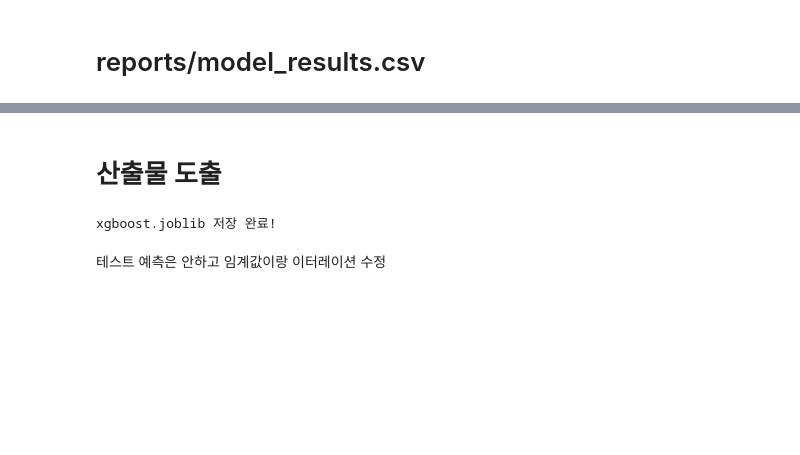
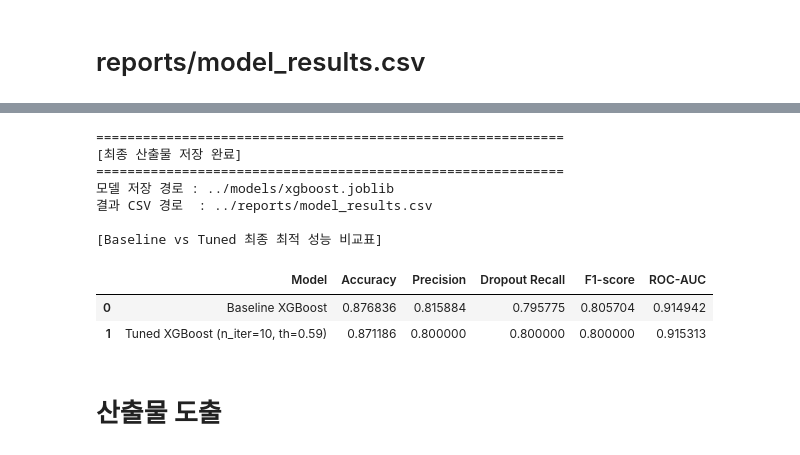
Before and after one commit to SKNETWORKS-FAMILY-AICAMP/SKN35-2nd-1Team, a Jupyter notebook: src/xgboost.ipynb, the cells around one changed output, grey strips where cells are left out. Saved outputs shown, nothing was run; the diff lists cells and outputs as text; code cells hidden in the pictures; blank space fills up the shorter version.

```diff
--- a/src/xgboost.ipynb
+++ b/src/xgboost.ipynb
@@ -1300,26 +1997,53 @@ model_results.csv 저장 완료!
+# %%
+import os
+import joblib
+import pandas as pd
+
+# =====================================================================
+# [21단계] 최종 모델 및 최적 검증 결과 저장 (오차 없는 원본 값 추출)
+# =====================================================================
+
+os.makedirs('../models', exist_ok=True)
+os.makedirs('../reports', exist_ok=True)
+
+# 1. 모델 저장
+model_path = '../models/xgboost.joblib'
+joblib.dump(final_model, model_path)
+
+# 2. 튜닝 탐색 결과에서 뽑은 '1등 최적 조합(best_result)'의 값을 정확히 그대로 가져옴
+tuned_result = pd.DataFrame({
+    'Model': [f"Tuned XGBoost (n_iter={int(best_result['n_iter'])}, th={best_result['Threshold']:.2f})"],
+    'Accuracy': [best_result['Validation_Accuracy']],
+    'Precision': [best_result['Validation_Precision']],
+    'Dropout Recall': [best_result['Validation_Recall']],
+    'F1-score': [best_result['Validation_F1']],
+    'ROC-AUC': [best_result['Validation_ROC_AUC']]
+})
+
+# 3. 베이스라인 결과와 병합
+# (베이스라인 코드에서 생성한 baseline_result가 메모리에 있어야 함)
+final_comparison = pd.concat([baseline_result, tuned_result], ignore_index=True)
+
+# 4. CSV 저장
+final_comparison.to_csv('../reports/model_results.csv', index=False)
+
+print("\n" + "=" * 60)
+print("[최종 산출물 저장 완료]")
+print("=" * 60)
+print(f"모델 저장 경로 : {model_path}")
+print(f"결과 CSV 경로  : ../reports/model_results.csv")
+print("\n[Baseline vs Tuned 최종 최적 성능 비교표]")
+display(final_comparison)
+# %% [output]
+============================================================
+[최종 산출물 저장 완료]
+============================================================
+모델 저장 경로 : ../models/xgboost.joblib
+결과 CSV 경로  : ../reports/model_results.csv
+
+[Baseline vs Tuned 최종 최적 성능 비교표]
+|  | Model | Accuracy | Precision | Dropout Recall | F1-score | ROC-AUC |
+| 0 | Baseline XGBoost | 0.876836 | 0.815884 | 0.795775 | 0.805704 | 0.914942 |
+| 1 | Tuned XGBoost (n_iter=10, th=0.59) | 0.871186 | 0.800000 | 0.800000 | 0.800000 | 0.915313 |
 # %% [markdown]
 # 산출물 도출
-# %%
-import joblib
-
-# =====================================================================
-# [최종 모델 저장]
-# =====================================================================
-# 하이퍼파라미터 튜닝이 완료된 최종 XGBoost 모델을
-# joblib 파일로 저장합니다.
-#
-# 이후 새로운 학생 데이터가 들어왔을 때
-# 다시 학습하지 않고 이 모델을 불러와 예측할 수 있습니다.
-# =====================================================================
-
-joblib.dump(
-    best_model,
-    '../models/xgboost.joblib'
-)
-
-print("\nxgboost.joblib 저장 완료!")
-# %% [output]
-xgboost.joblib 저장 완료!
-# %% [markdown]
-테스트 예측은 안하고
-임계값이랑 이터레이션 수정
```
Also changed, not shown: parts of 16 cells of this notebook, 3 other files.
